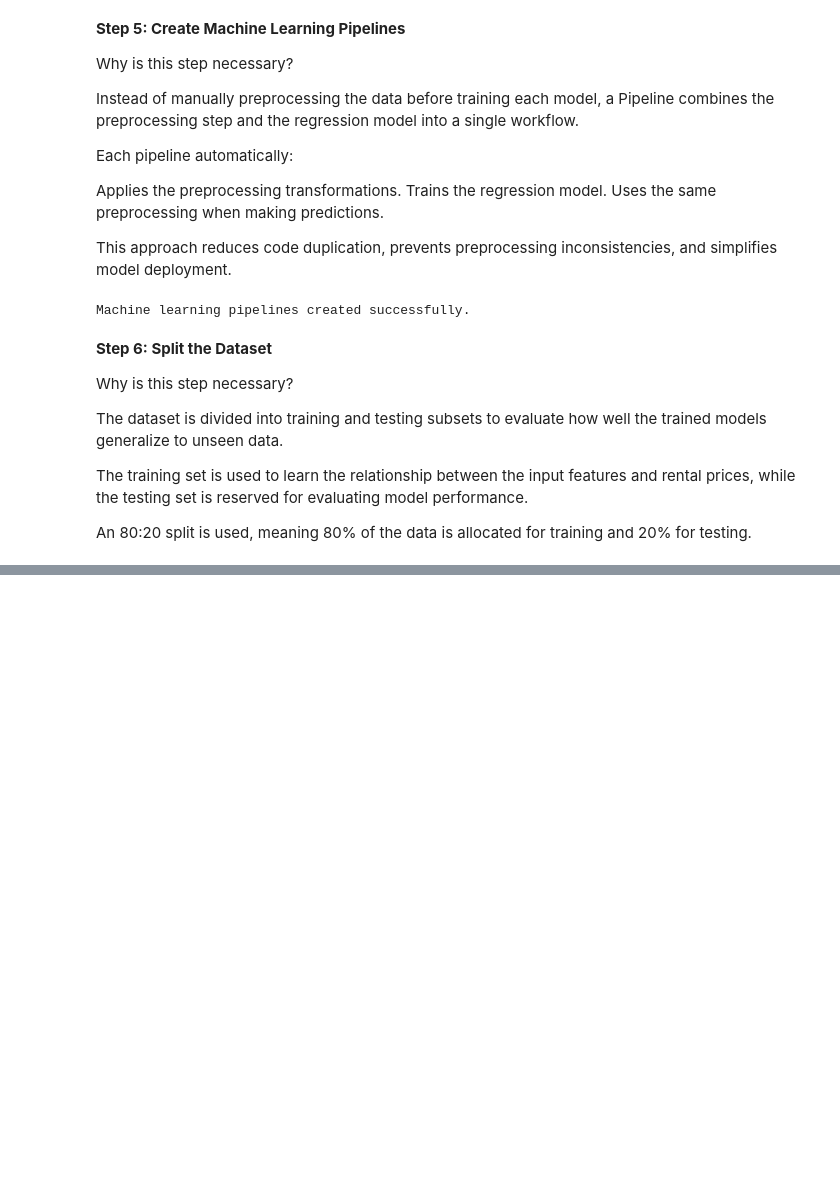
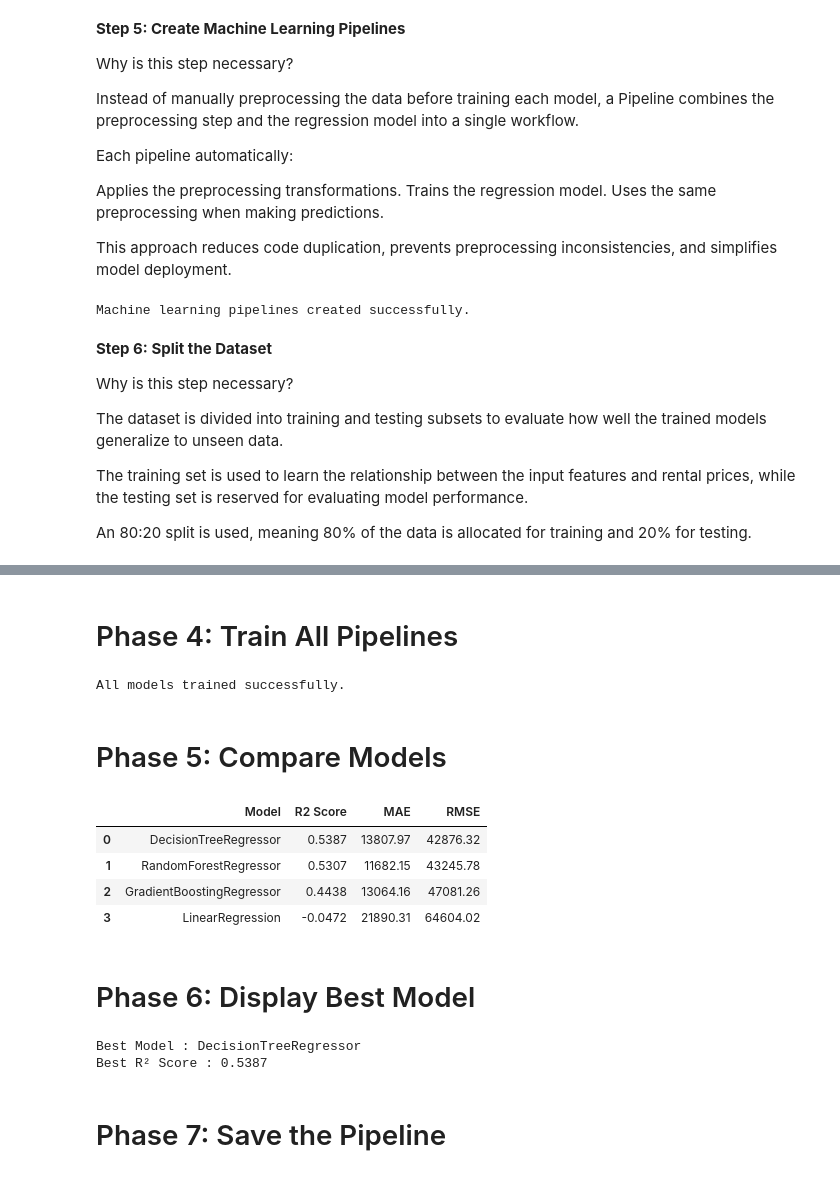
Before and after one commit to MOSTAFASEIKH/HRP, a Jupyter notebook: notebooks/House_Rent_Prediction_Industry.ipynb, the cells around one changed output, grey strips where cells are left out. Drawn from its saved outputs; the diff is of its cells as text; code cells hidden in the pictures; blank space fills up the shorter version.

```diff
--- a/notebooks/House_Rent_Prediction_Industry.ipynb
+++ b/notebooks/House_Rent_Prediction_Industry.ipynb
@@ -981 +899,69 @@ Index(['BHK', 'Rent', 'Size', 'Area Locality', 'Bathroom', 'Year', 'Month',
       dtype='str')
+# %% [markdown]
+# Phase 4: Train All Pipelines
+# %%
+# Train all pipelines and evaluate performance
+
+results = []
+
+best_pipeline = None
+best_model_name = None
+best_r2 = float("-inf")
+
+for model_name, pipeline in pipelines.items():
+
+    # Train the pipeline
+    pipeline.fit(X_train, y_train)
+
+    # Predict
+    y_pred = pipeline.predict(X_test)
+
+    # Evaluation Metrics
+    r2 = r2_score(y_test, y_pred)
+    mae = mean_absolute_error(y_test, y_pred)
+    rmse = root_mean_squared_error(y_test, y_pred)
+
+    # Save results
+    results.append({
+        "Model": model_name,
+        "R2 Score": round(r2, 4),
+        "MAE": round(mae, 2),
+        "RMSE": round(rmse, 2)
+    })
+
+    # Keep best model
+    if r2 > best_r2:
+        best_r2 = r2
+        best_pipeline = pipeline
+        best_model_name = model_name
+
+print("All models trained successfully.")
+# %% [output]
+All models trained successfully.
+# %% [markdown]
+# Phase 5: Compare Models
+# %%
+results_df = pd.DataFrame(results)
+
+results_df = results_df.sort_values(
+    by="R2 Score",
+    ascending=False
+).reset_index(drop=True)
+
+results_df
+# %% [output]
+|  | Model | R2 Score | MAE | RMSE |
+| 0 | DecisionTreeRegressor | 0.5387 | 13807.97 | 42876.32 |
+| 1 | RandomForestRegressor | 0.5307 | 11682.15 | 43245.78 |
+| 2 | GradientBoostingRegressor | 0.4438 | 13064.16 | 47081.26 |
+| 3 | LinearRegression | -0.0472 | 21890.31 | 64604.02 |
+# %% [markdown]
+# Phase 6: Display Best Model
+# %%
+print("Best Model :", best_model_name)
+print("Best R² Score :", round(best_r2,4))
+# %% [output]
+Best Model : DecisionTreeRegressor
+Best R² Score : 0.5387
+# %% [markdown]
+# Phase 7: Save the Pipeline
```
Also changed, not shown: parts of 14 cells of this notebook.
